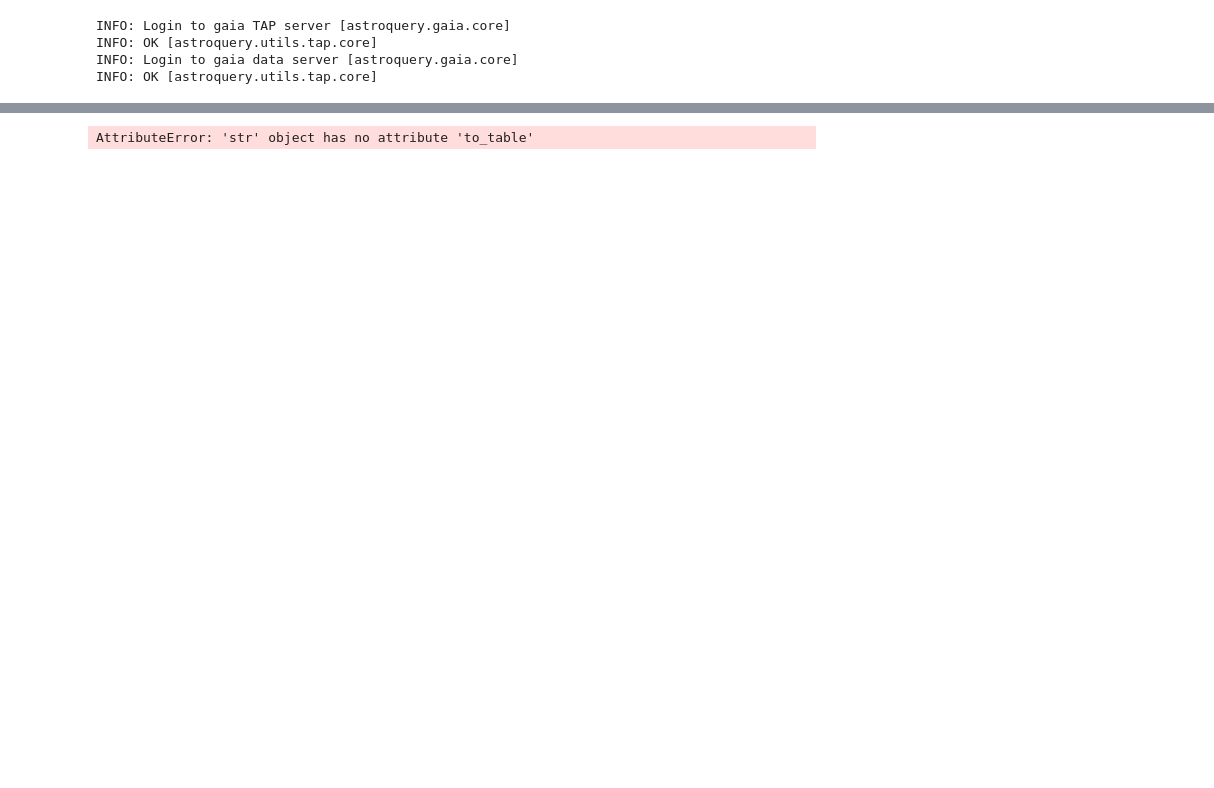
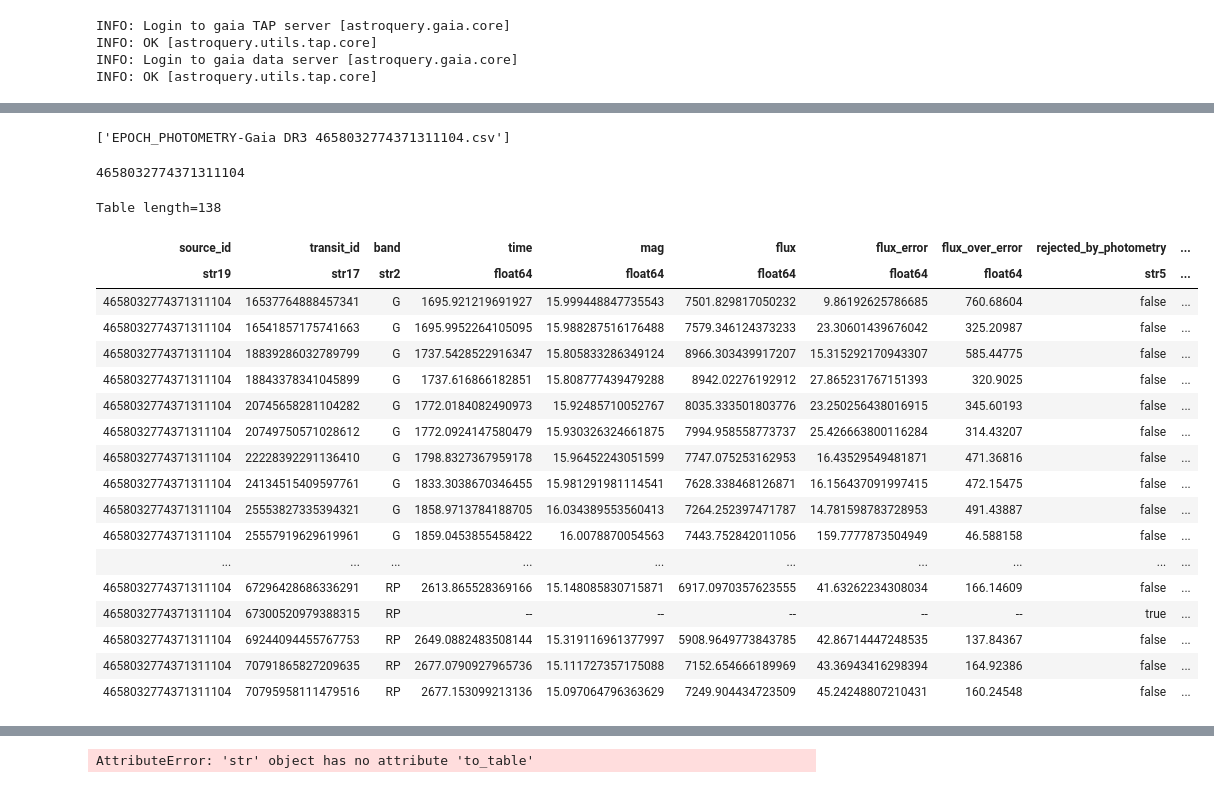
Before and after one commit to jduffy93/Gaia_variable_star_classification, a Jupyter notebook: analysis.ipynb, the cells around one changed output, grey strips where cells are left out. Drawn from its saved outputs; the diff is of its cells as text; code cells hidden in the pictures; blank space fills up the shorter version.

```diff
--- a/analysis.ipynb
+++ b/analysis.ipynb
@@ -254,3 +227,57 @@ Table length=66
+# %%
+dl_keys
+# %% [output]
+['EPOCH_PHOTOMETRY-Gaia DR3 4658032774371311104.csv']
+# %%
+# ID = results["SOURCE_ID"][0]
+ID = 4658032774371311104
+print(ID)
+# Define the period corresponding to the fundamental pulsation mode
+period_f = results[results["SOURCE_ID"] == ID]["pf"][0]
+# Define the arbitrary start point of the phase, epoch of the maximum of the light curve in the G band
+epoch_g = results[results["SOURCE_ID"] == ID]["epoch_g"][0]
+
+dl_key = f"EPOCH_PHOTOMETRY-Gaia DR3 {ID}.csv"  # Temp key, normally use loop
+product = datalink[dl_key][0]
+product["phase"] = (product["time"] - epoch_g) % period_f
+
+"""
+for column in data.select_dtypes(include=["float64"]).columns:
+    z_house = np.abs(zscore(data.loc[data["property_type"] == "HOUSE", column]))
+    z_apartment = np.abs(zscore(data.loc[data["property_type"] == "APARTMENT", column]))
+
+    # Identify outliers with a z-score greater than 3
+    threshold = 3
+    z = pd.concat([z_house, z_apartment]).sort_index()
+    outliers = data[z > threshold]
+
+    # Print the outliers
+    # print(f"{column}: {len(outliers)}")
+    data = data.drop(outliers.index)
+"""
+
+product
+# %% [output]
+4658032774371311104
+Table length=138
+| source_id | transit_id | band | time | mag | flux | flux_error | flux_over_error | rejected_by_photometry | ... |
+| str19 | str17 | str2 | float64 | float64 | float64 | float64 | float64 | str5 | ... |
+| 4658032774371311104 | 16537764888457341 | G | 1695.921219691927 | 15.999448847735543 | 7501.829817050232 | 9.86192625786685 | 760.68604 | false | ... |
+| 4658032774371311104 | 16541857175741663 | G | 1695.9952264105095 | 15.988287516176488 | 7579.346124373233 | 23.30601439676042 | 325.20987 | false | ... |
+| 4658032774371311104 | 18839286032789799 | G | 1737.5428522916347 | 15.805833286349124 | 8966.303439917207 | 15.315292170943307 | 585.44775 | false | ... |
+| 4658032774371311104 | 18843378341045899 | G | 1737.616866182851 | 15.808777439479288 | 8942.02276192912 | 27.865231767151393 | 320.9025 | false | ... |
+| 4658032774371311104 | 20745658281104282 | G | 1772.0184082490973 | 15.92485710052767 | 8035.333501803776 | 23.250256438016915 | 345.60193 | false | ... |
+| 4658032774371311104 | 20749750571028612 | G | 1772.0924147580479 | 15.930326324661875 | 7994.958558773737 | 25.426663800116284 | 314.43207 | false | ... |
+| 4658032774371311104 | 22228392291136410 | G | 1798.8327367959178 | 15.96452243051599 | 7747.075253162953 | 16.43529549481871 | 471.36816 | false | ... |
+| 4658032774371311104 | 24134515409597761 | G | 1833.3038670346455 | 15.981291981114541 | 7628.338468126871 | 16.156437091997415 | 472.15475 | false | ... |
+| 4658032774371311104 | 25553827335394321 | G | 1858.9713784188705 | 16.034389553560413 | 7264.252397471787 | 14.781598783728953 | 491.43887 | false | ... |
+| 4658032774371311104 | 25557919629619961 | G | 1859.0453855458422 | 16.0078870054563 | 7443.752842011056 | 159.7777873504949 | 46.588158 | false | ... |
+| ... | ... | ... | ... | ... | ... | ... | ... | ... | ... |
+| 4658032774371311104 | 67296428686336291 | RP | 2613.865528369166 | 15.148085830715871 | 6917.0970357623555 | 41.63262234308034 | 166.14609 | false | ... |
+| 4658032774371311104 | 67300520979388315 | RP | -- | -- | -- | -- | -- | true | ... |
+| 4658032774371311104 | 69244094455767753 | RP | 2649.0882483508144 | 15.319116961377997 | 5908.9649773843785 | 42.86714447248535 | 137.84367 | false | ... |
+| 4658032774371311104 | 70791865827209635 | RP | 2677.0790927965736 | 15.111727357175088 | 7152.654666189969 | 43.36943416298394 | 164.92386 | false | ... |
+| 4658032774371311104 | 70795958111479516 | RP | 2677.153099213136 | 15.097064796363629 | 7249.904434723509 | 45.24248807210431 | 160.24548 | false | ... |
 # %%
 fig, axs = plt.subplots(1, 4, figsize=(18, 5))
 
```
Also changed, not shown: parts of 9 cells of this notebook, 1 other file.
